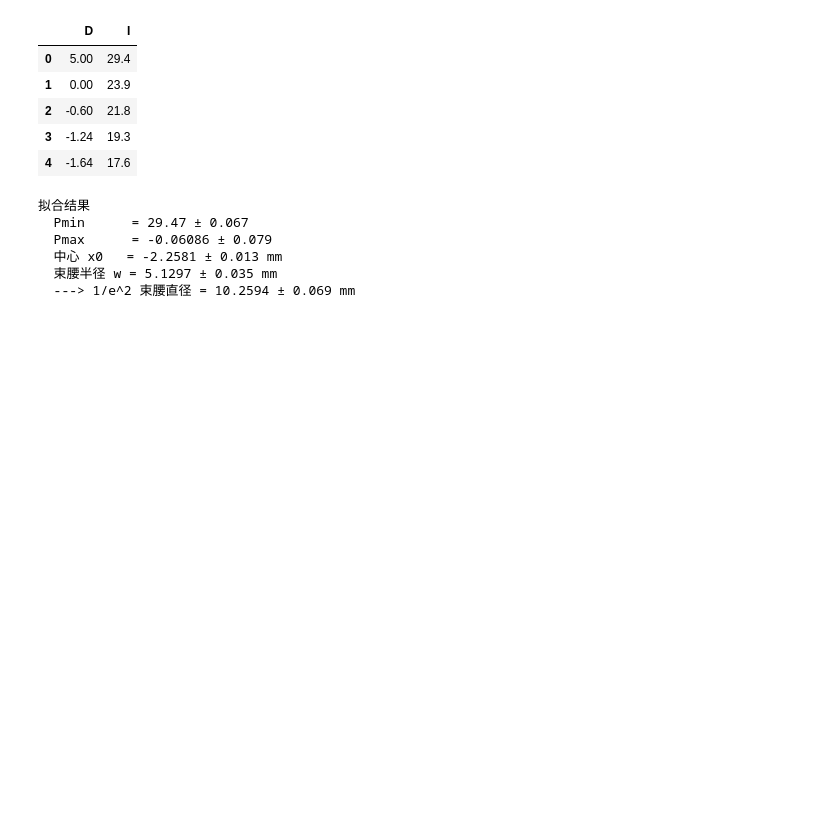
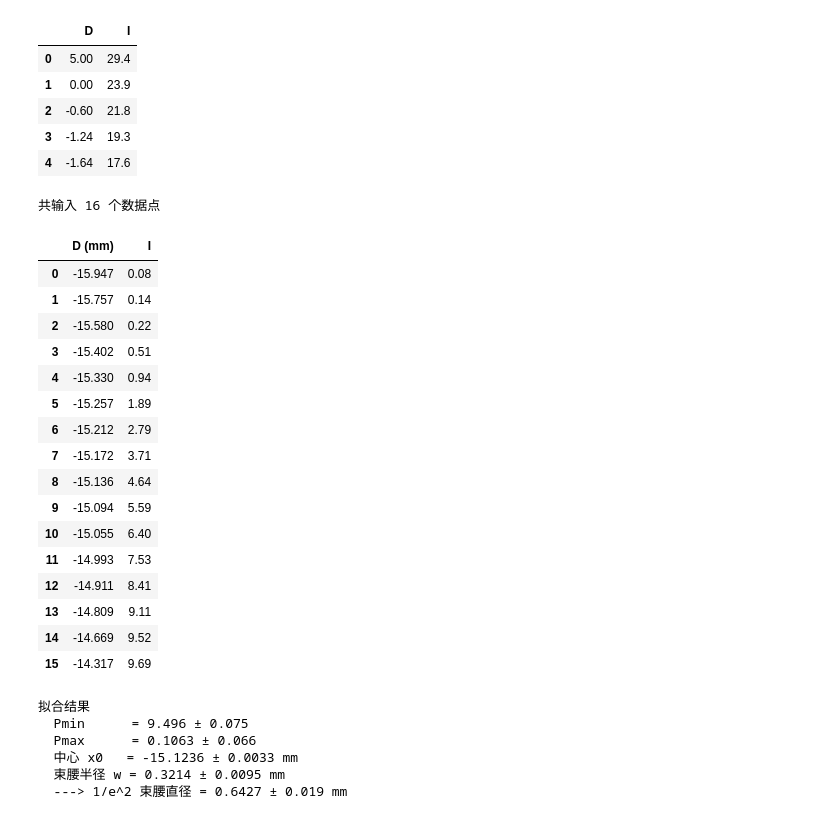
Before and after one commit to Jerry-LXH/SMLIE, a Jupyter notebook: Projects/Optics/LaserTest/Laser_width.ipynb, the cells around one changed output. Saved outputs shown, nothing was run; the diff lists cells and outputs as text; code cells hidden in the pictures; blank space fills up the shorter version.

```diff
--- a/Projects/Optics/LaserTest/Laser_width.ipynb
+++ b/Projects/Optics/LaserTest/Laser_width.ipynb
@@ -27,6 +27,60 @@ df.head()
 | 2 | -0.60 | 21.8 |
 | 3 | -1.24 | 19.3 |
 | 4 | -1.64 | 17.6 |
+# %%
+# ================= 手动输入 d-P 数据 =================
+# 直接在下面的列表里填 (刀口位置 D, 功率 I)，一行一组，单位：mm / 任意功率单位
+# 填完运行本 cell，后面所有 cell（拟合、画图）直接复用这里的 D 和 I
+
+data_manual = [
+    # (D,   I)
+
+    (-14.317, 9.69),
+    (-14.669, 9.52),
+    (-14.809, 9.11),
+    (-14.911, 8.41),
+    (-14.993, 7.53),
+    (-15.055, 6.40),
+    (-15.094, 5.59),
+    (-15.136, 4.64),
+    (-15.172, 3.71),
+    (-15.212, 2.79),
+    (-15.257, 1.89),
+    (-15.330, 0.94),
+    (-15.402, 0.51),
+    (-15.580, 0.22),
+    (-15.757, 0.14),
+    (-15.947, 0.08),
+]
+
+D = np.array([d for d, _ in data_manual], dtype=float)
+I = np.array([p for _, p in data_manual], dtype=float)
+
+# 按位置排序，避免录入顺序导致曲线乱序
+order = np.argsort(D)
+D, I = D[order], I[order]
+
+print(f"共输入 {len(D)} 个数据点")
+pd.DataFrame({"D (mm)": D, "I": I})
+# %% [output]
+共输入 16 个数据点
+|  | D (mm) | I |
+| 0 | -15.947 | 0.08 |
+| 1 | -15.757 | 0.14 |
+| 2 | -15.580 | 0.22 |
+| 3 | -15.402 | 0.51 |
+| 4 | -15.330 | 0.94 |
+| 5 | -15.257 | 1.89 |
+| 6 | -15.212 | 2.79 |
+| 7 | -15.172 | 3.71 |
+| 8 | -15.136 | 4.64 |
+| 9 | -15.094 | 5.59 |
+| 10 | -15.055 | 6.40 |
+| 11 | -14.993 | 7.53 |
+| 12 | -14.911 | 8.41 |
+| 13 | -14.809 | 9.11 |
+| 14 | -14.669 | 9.52 |
+| 15 | -14.317 | 9.69 |
 # %%
 # 刀口法功率透过模型（高斯光束）:
 #   P(x) = Pmin + (Pmax-Pmin)/2 * [1 - erf( sqrt(2)*(x - x0) / w )]
@@ -61,17 +115,17 @@ diameter_err = 2.0 * w_err
 
 print("拟合结果")
 print(f"  Pmin      = {Pmin_fit:.4g} ± {perr[0]:.2g}")
-print(f"  Pmax      = {Pmax_fit:.4g} ± {perr[1]:.2g}")s
+print(f"  Pmax      = {Pmax_fit:.4g} ± {perr[1]:.2g}")
 print(f"  中心 x0   = {x0_fit:.4f} ± {perr[2]:.2g} mm")
 print(f"  束腰半径 w = {w_fit:.4f} ± {w_err:.2g} mm")
 print(f"  ---> 1/e^2 束腰直径 = {diameter:.4f} ± {diameter_err:.2g} mm")
 # %% [output]
 拟合结果
-  Pmin      = 29.47 ± 0.067
-  Pmax      = -0.06086 ± 0.079
-  中心 x0   = -2.2581 ± 0.013 mm
-  束腰半径 w = 5.1297 ± 0.035 mm
-  ---> 1/e^2 束腰直径 = 10.2594 ± 0.069 mm
+  Pmin      = 9.496 ± 0.075
+  Pmax      = 0.1063 ± 0.066
+  中心 x0   = -15.1236 ± 0.0033 mm
+  束腰半径 w = 0.3214 ± 0.0095 mm
+  ---> 1/e^2 束腰直径 = 0.6427 ± 0.019 mm
 # %%
 x_fit = np.linspace(D.min(), D.max(), 500)
 y_fit = knife_edge(x_fit, *popt)
```
Also changed, not shown: parts of 1 cell of this notebook, 32 other files.
